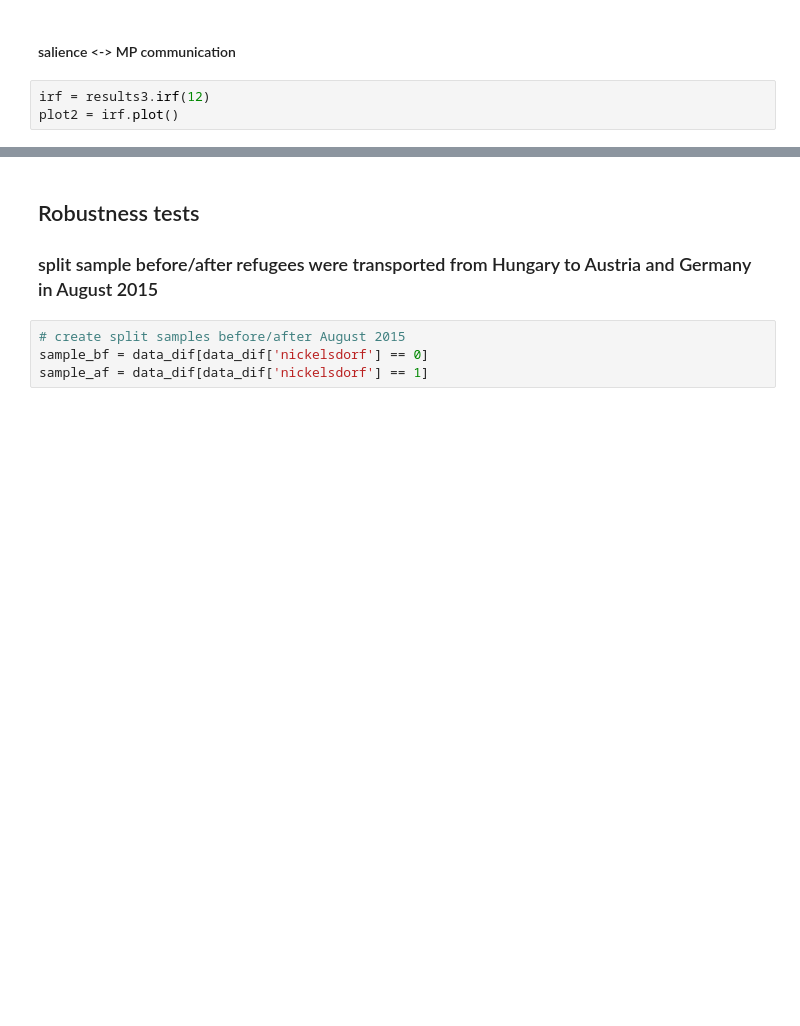
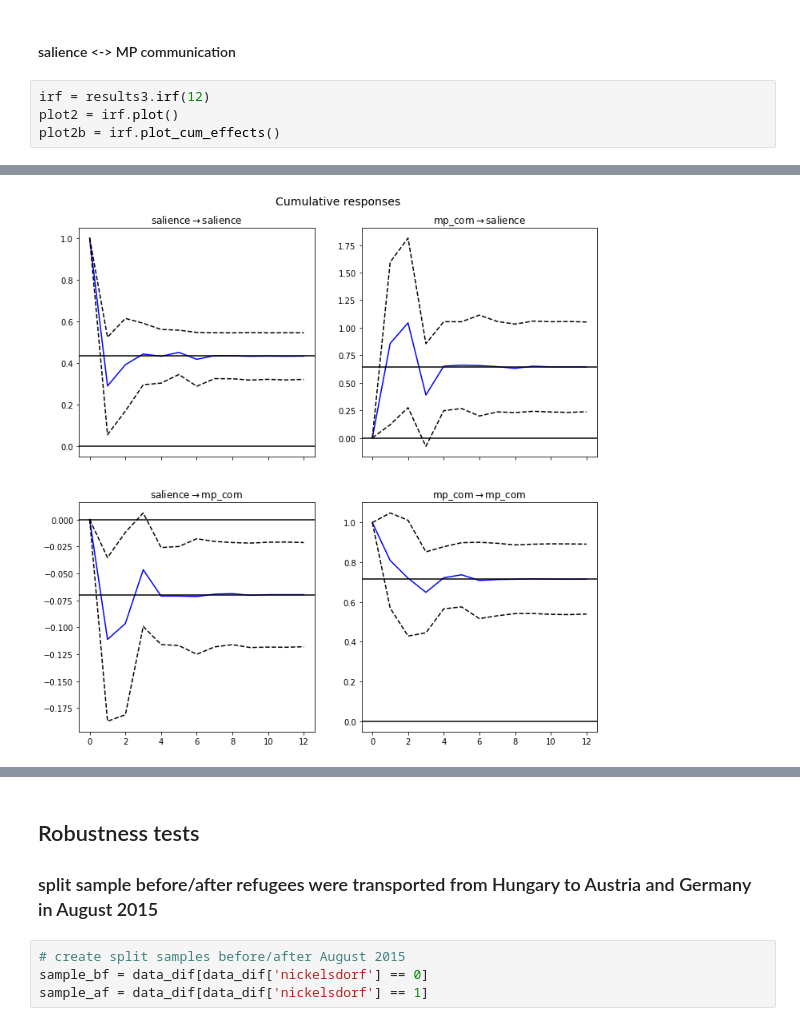
Before and after one commit to nicolaiberk/ImEm, a Jupyter notebook: 07_TimeSeries.ipynb, the cells around one changed output, grey strips where cells are left out. Drawn from its saved outputs; the diff is of its cells as text; blank space fills up the shorter version.

```diff
--- a/07_TimeSeries.ipynb
+++ b/07_TimeSeries.ipynb
@@ -207,5 +209,7 @@ plot1 = irf.plot()
 # %%
 irf = results3.irf(12)
 plot2 = irf.plot()
+plot2b = irf.plot_cum_effects()
 # %% [output]
 [figure]
+[figure, added]
```
Also changed, not shown: parts of 15 cells of this notebook, 2 other files.
